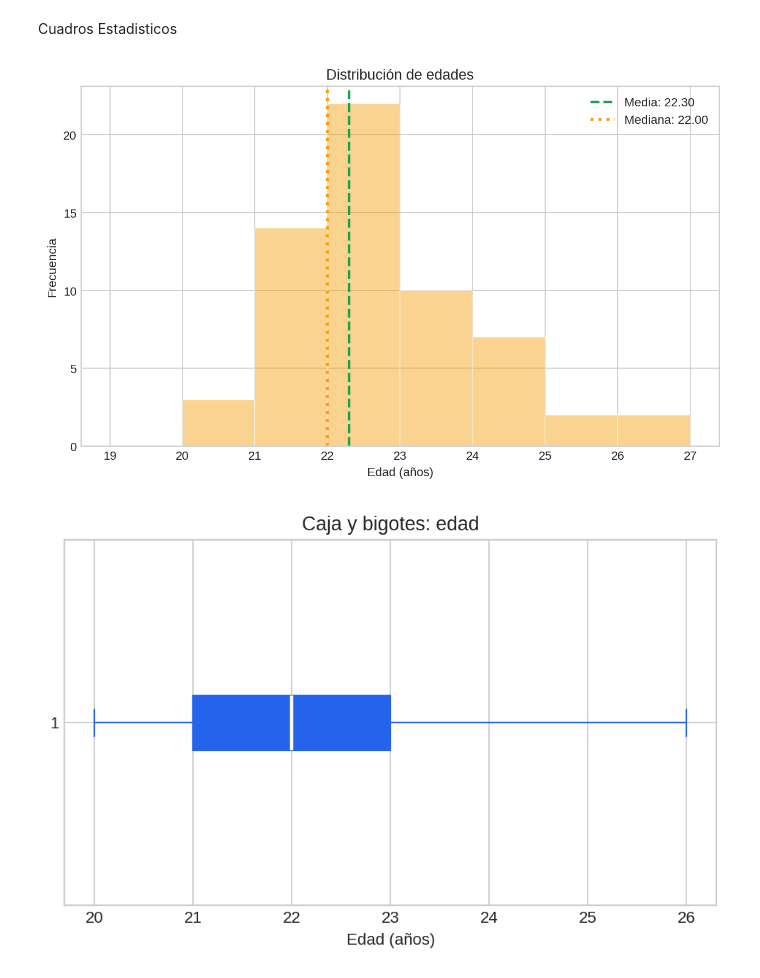
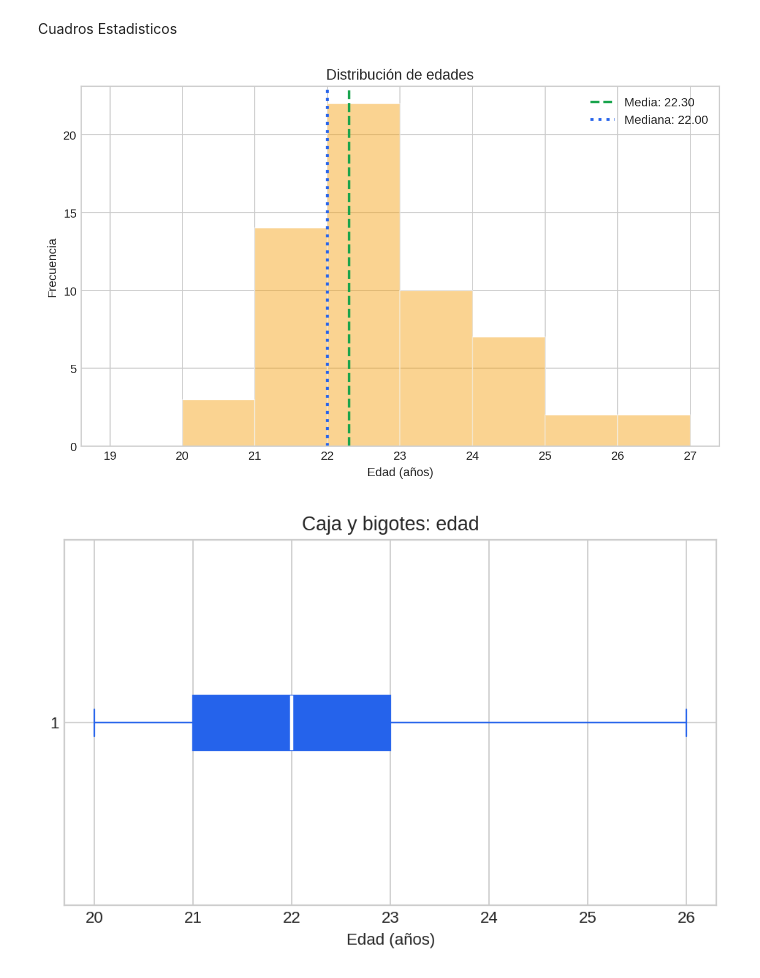
Before and after one commit to 173479/mineriaDeDatos, a Jupyter notebook: Mineria_De_Datos.ipynb, the cells around one changed output. Saved outputs shown, nothing was run; the diff lists cells and outputs as text; code cells hidden in the pictures.

```diff
--- a/Mineria_De_Datos.ipynb
+++ b/Mineria_De_Datos.ipynb
@@ -424,23 +424,23 @@ neutral = '#6b7280'  # gris
 # %%
 # =========================
 # 1) Histograma de edades
 # =========================
 fig, ax = plt.subplots(figsize=(8,5))
 bins = range(int(df['edad'].min())-1, int(df['edad'].max())+2) #escribe las edades minimas -1 y la mayor +2
 ax.hist(df['edad'], bins=bins, color=accent3, edgecolor='white', alpha=0.45) #colores y tansparencia
 mean_age = df['edad'].mean()
 med_age = df['edad'].median()
 ax.axvline(mean_age, color=accent2, linestyle='--', linewidth=2, label=f"Media: {mean_age:.2f}") #dibuja lineas añadiendo tambien parametros cosmeticos
-ax.axvline(med_age, color=accent3, linestyle=':', linewidth=2.5, label=f"Mediana: {med_age:.2f}")#{int: med_age} para imprimir enteros
+ax.axvline(med_age, color=accent, linestyle=':', linewidth=2.5, label=f"Mediana: {med_age:.2f}")#{int: med_age} para imprimir enteros
 ax.set_title('Distribución de edades') #titulo
 ax.set_xlabel('Edad (años)')#etiqueta de x
 ax.set_ylabel('Frecuencia')#etiqueta de y
-ax.legend()
+ax.legend() #leyenda
 plt.tight_layout()
-plt.show()
-fig.savefig('01_hist_edades.png', dpi=180)
+plt.show() #muestra
+fig.savefig('01_hist_edades.png', dpi=180)#la salva como imagen .png
 # %% [output]
-[figure, old version]
+[figure, new version]
 # %%
 # =======================
 # 2) Boxplot de edades
```
Also changed, not shown: parts of 19 cells of this notebook.
